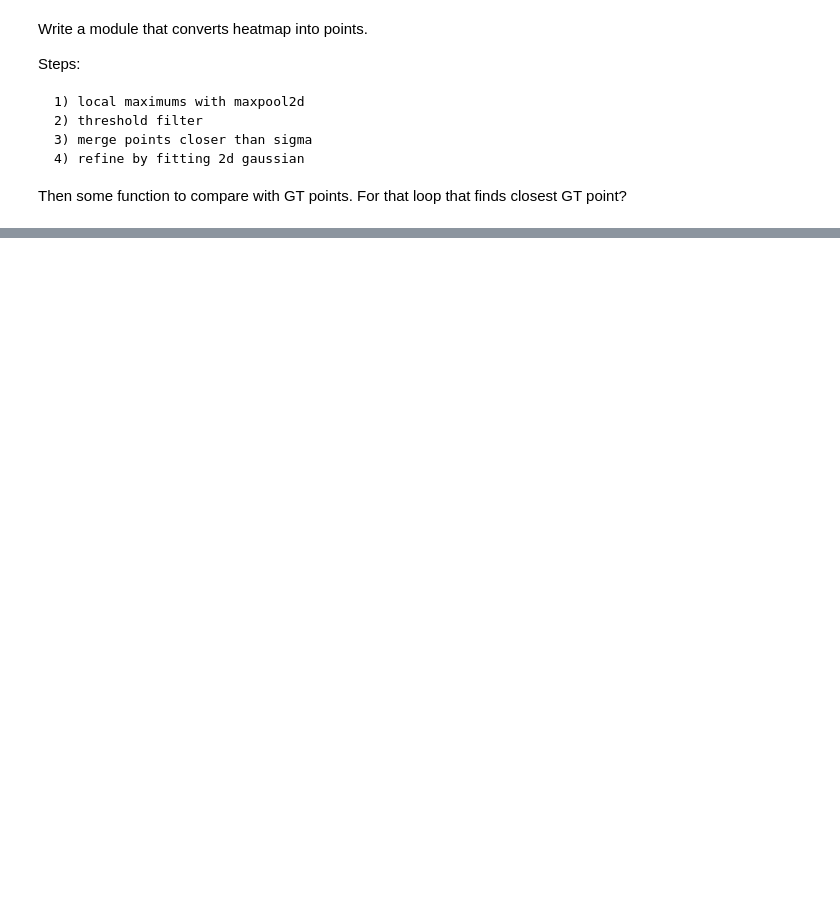
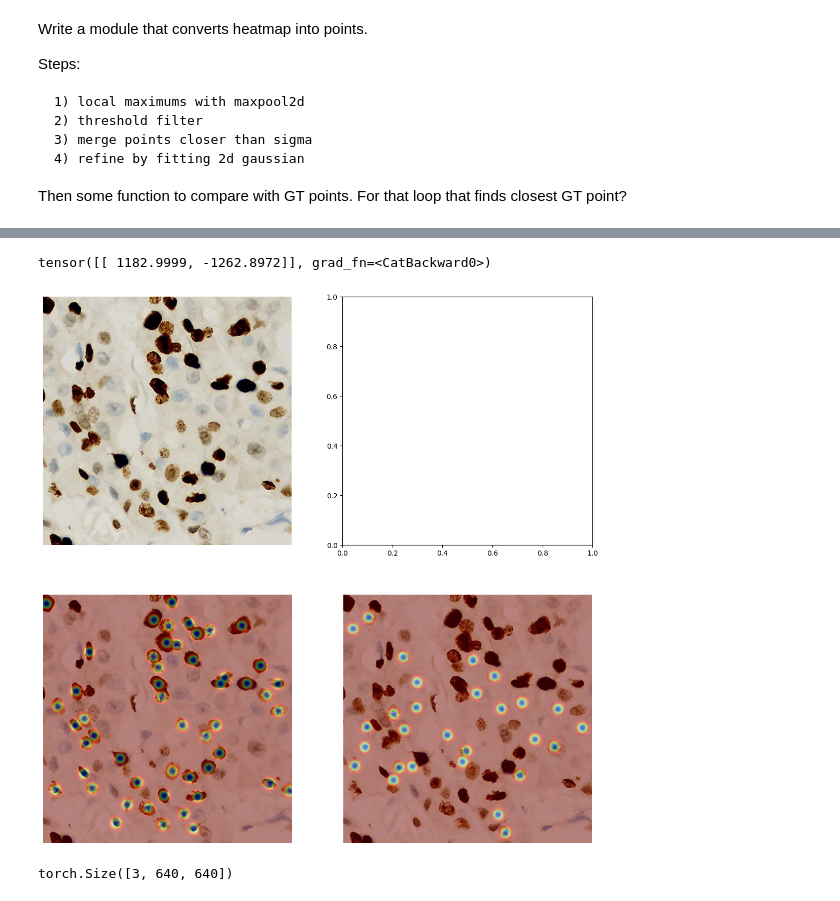
Before and after one commit to Sholtan/BCData_Ki67, a Jupyter notebook: heat_to_pts.ipynb, the cells around one changed output, grey strips where cells are left out. Cells and saved outputs as stored; diff of their text form; code cells hidden in the pictures; blank space fills up the shorter version.

```diff
--- a/heat_to_pts.ipynb
+++ b/heat_to_pts.ipynb
@@ -33,7 +37,7 @@ torch.cuda.manual_seed_all(42)
 with open("config.yaml", "r") as f:
     cfg = yaml.safe_load(f)
 
-
-data_root = Path(cfg["paths"]["data_root"])
+# paths:  hpvictus_paths collab_paths h200_paths
+data_root = Path(cfg["h200_paths"]["data_root"])
 print(data_root)
 # %% [output]
@@ -160,0 +113,13 @@ plt.hist(C[:, 0])
+# %%
+count
+# %% [output]
+tensor([[ 1182.9999, -1262.8972]], grad_fn=<CatBackward0>)
+# %%
+image, heatmaps, pos_points, neg_points = dataset[0]
+overlay_heatmap(image, heatmaps, alpha=0.4)
+# %% [output]
+[figure, added]
+# %%
+image.shape
+# %% [output]
+torch.Size([3, 640, 640])
```
Also changed, not shown: parts of 29 cells of this notebook, 22 other files.
